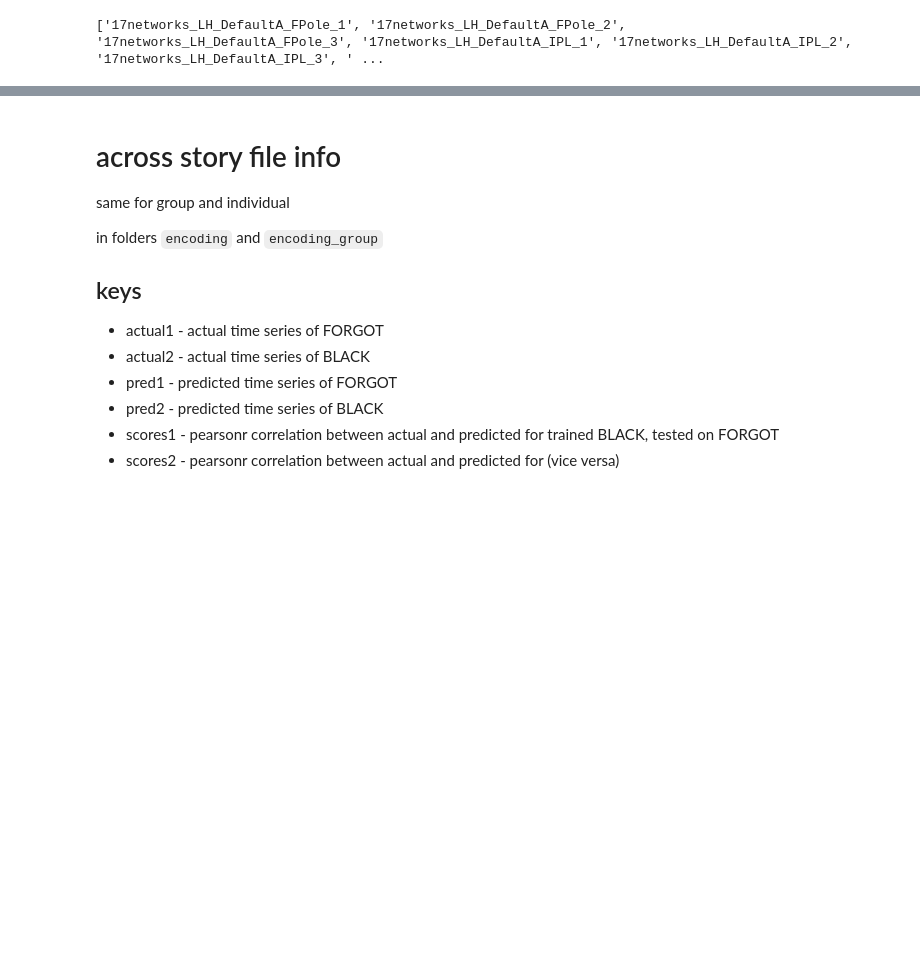
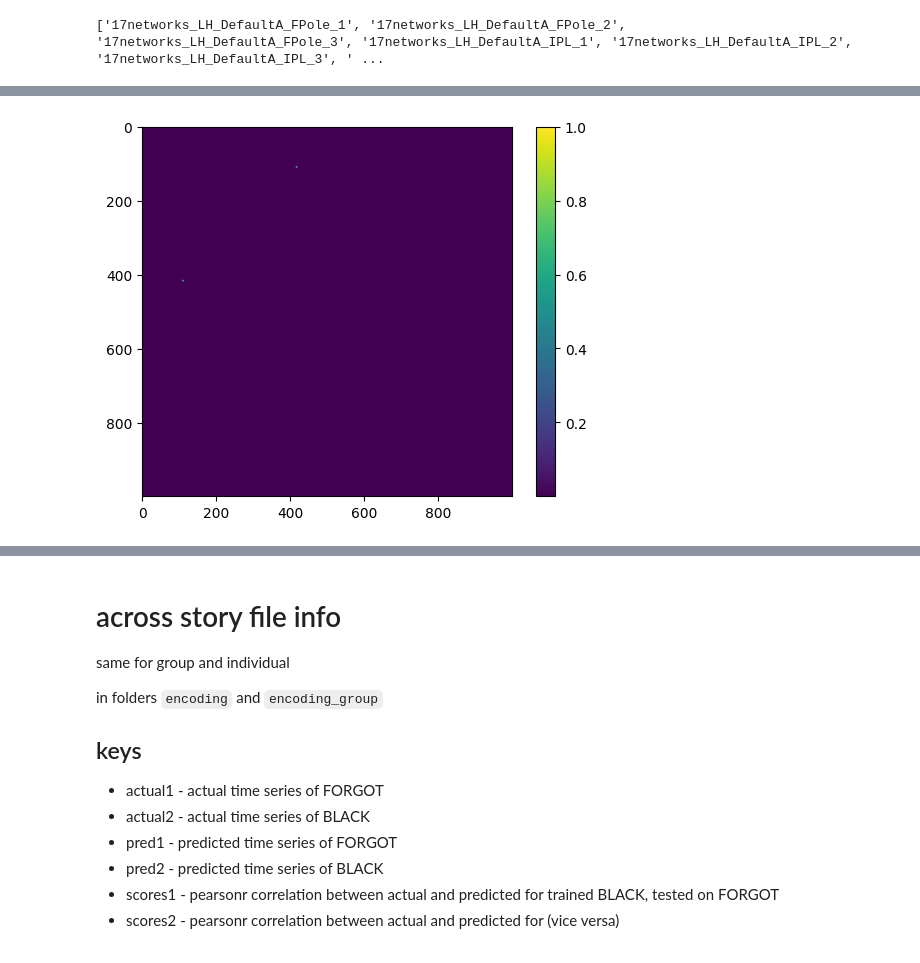
Before and after one commit to zaidzada/narrative-enc, a Jupyter notebook: code/gradients.ipynb, the cells around one changed output, grey strips where cells are left out. Drawn from its saved outputs; the diff is of its cells as text; code cells hidden in the pictures; blank space fills up the shorter version.

```diff
--- a/code/gradients.ipynb
+++ b/code/gradients.ipynb
@@ -26,0 +62,21 @@ plot.surface_plot(atlas.label_img, cmap='viridis', vmin=0);
+# %%
+slc = slice(416, 420)
+slc_ifg = slice(109, 112)
+D = np.full((1000, 1000), 1e-5)
+
+# patch
+# D[slc, slc] = 1
+D[slc, slc_ifg] = 1
+D[slc_ifg, slc] = 1
+
+# cross
+# D[slc, :] = 1
+# D[:, slc] = 1
+
+# D = np.random.randn(1000, 1000)
+
+plt.imshow(D)
+plt.colorbar()
+plt.show()
+# %% [output]
+[figure, added]
```
Also changed, not shown: parts of 12 cells of this notebook, 6 other files.
